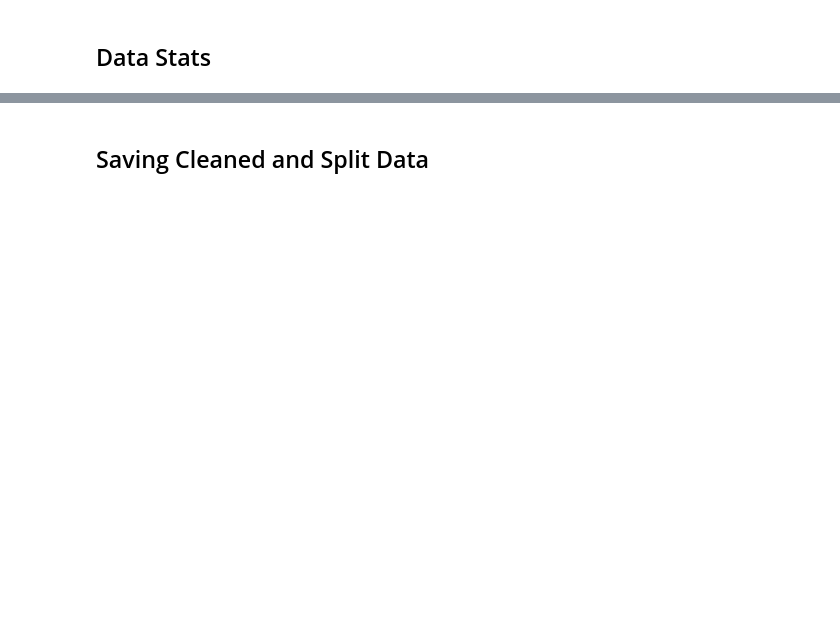
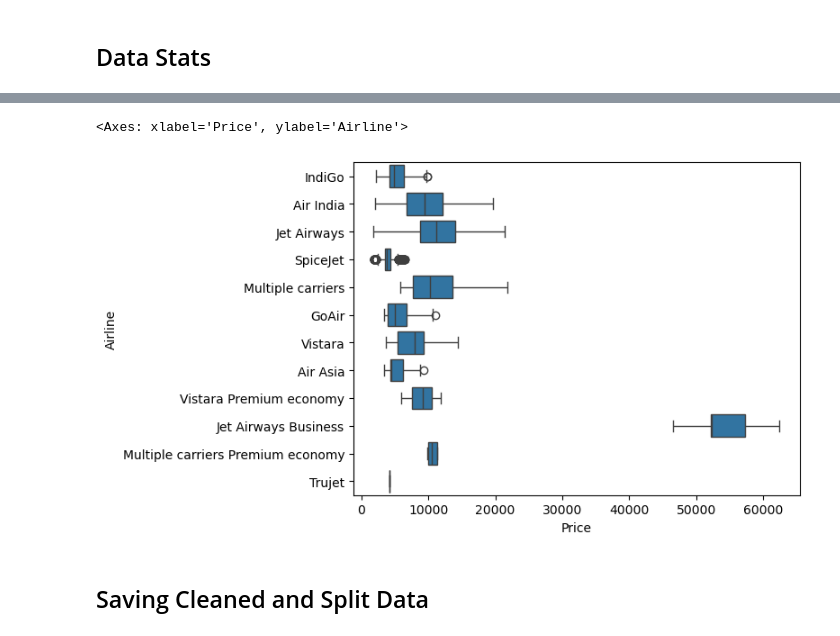
Before and after one commit to omkarbhat1995/Airline_ML, a Jupyter notebook: Jup_folder/01_Data_Cleaning.ipynb, the cells around one changed output, grey strips where cells are left out. Drawn from its saved outputs; the diff is of its cells as text; code cells hidden in the pictures; blank space fills up the shorter version.

```diff
--- a/Jup_folder/01_Data_Cleaning.ipynb
+++ b/Jup_folder/01_Data_Cleaning.ipynb
@@ -333,0 +324,32 @@ memory usage: 1.3+ MB
+# %%
+cleaned_df['Airline'].unique()
+airline_q1_q3 = {
+    'IndiGo':[0.25,0.75],
+    'Air India': [0.25,0.75],
+    'Jet Airways':[0.25,0.75],
+    'SpiceJet':[0.25,0.75],
+    'Multiple carriers':[0.25,0.75],
+    'GoAir':[0.25,0.75],
+    'Vistara':[0.25,0.75],
+    'Air Asia':[0.25,0.75],
+    'Vistara Premium economy':[0.25,0.75],
+    'Jet Airways Business':[0.25,0.75],
+    'Multiple carriers Premium economy':[0.25,0.75]
+}
+final_df = cleaned_df.copy()
+# %%
+for key, value in airline_q1_q3.items():
+    airlineDataSet = ""
+    airlineDataSet = df[df['Airline']==key]
+
+    q1 = airlineDataSet['Price'].quantile(value[0])
+    q3 = airlineDataSet['Price'].quantile(value[1])
+    iqr = q3-q1
+    lower_fence = q1 - (1.5 * iqr)
+    upper_fence = q3 + (1.5 * iqr)
+    print(f'{key}: Lower Fence = {lower_fence}  Upper Fence = {upper_fence}')
+    lowerfence_index = airlineDataSet[airlineDataSet['Price']<lower_fence].index
+    upperfence_index = airlineDataSet[airlineDataSet['Price']>upper_fence].index
+
+    final_df.drop(lowerfence_index,axis=0,inplace=True)
+    final_df.drop(upperfence_index,axis=0,inplace=True)
@@ -334,3 +368,8 @@ memory usage: 1.3+ MB
+# %%
+sns.boxplot(x= final_df['Price'],y= final_df['Airline'])
+# %% [output]
+<Axes: xlabel='Price', ylabel='Airline'>
+[figure, added]
 # %% [markdown]
 ## Saving Cleaned and Split Data
 # %%
```
Also changed, not shown: parts of 8 cells of this notebook, 2 other files.
